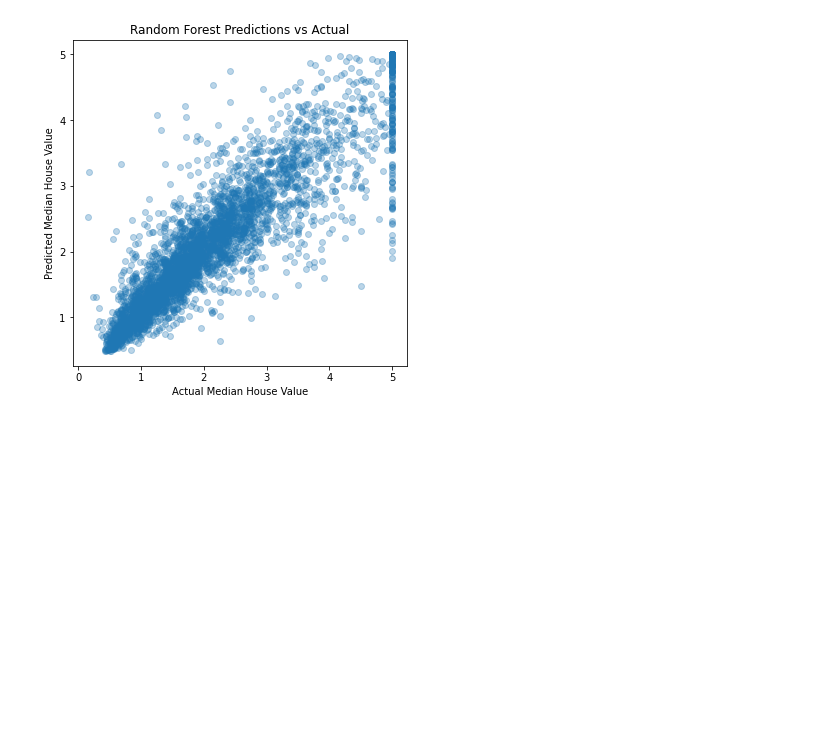
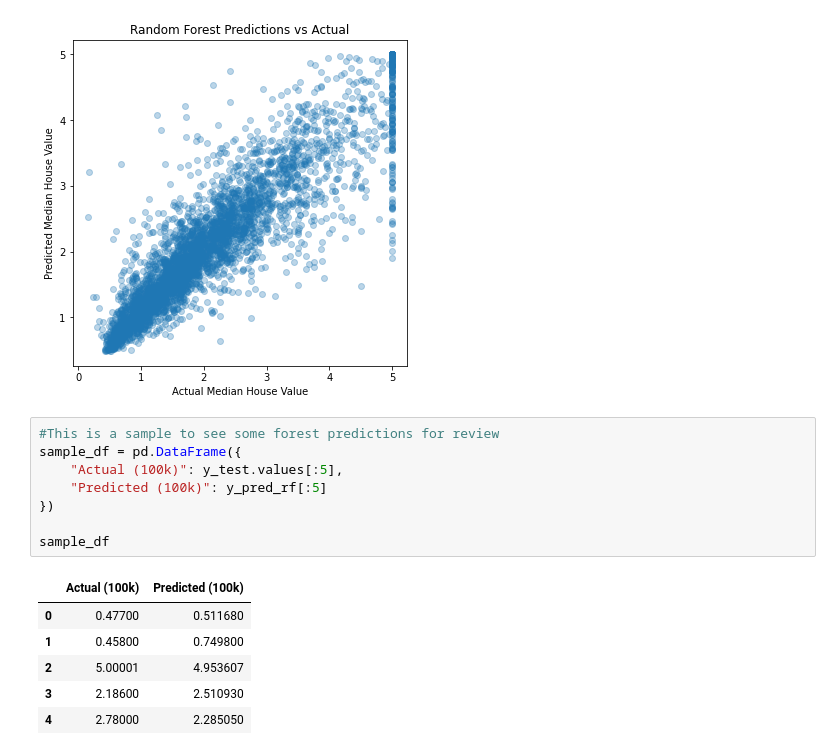
Before and after one commit to hadil-ghazal/California-housing-price-predictor, a Jupyter notebook: notebooks/california_housing_pipeline.ipynb, the cells around one changed output. Drawn from its saved outputs; the diff is of its cells as text; blank space fills up the shorter version.

Commit message:
Added sample predictions cell to notebook

```diff
--- a/notebooks/california_housing_pipeline.ipynb
+++ b/notebooks/california_housing_pipeline.ipynb
@@ -114,3 +114,18 @@ plt.title("Random Forest Predictions vs Actual")
 plt.show()
 # %% [output]
 [figure]
+# %%
+#This is a sample to see some forest predictions for review
+sample_df = pd.DataFrame({
+    "Actual (100k)": y_test.values[:5],
+    "Predicted (100k)": y_pred_rf[:5]
+})
+
+sample_df
+# %% [output]
+|  | Actual (100k) | Predicted (100k) |
+| 0 | 0.47700 | 0.511680 |
+| 1 | 0.45800 | 0.749800 |
+| 2 | 5.00001 | 4.953607 |
+| 3 | 2.18600 | 2.510930 |
+| 4 | 2.78000 | 2.285050 |
```
